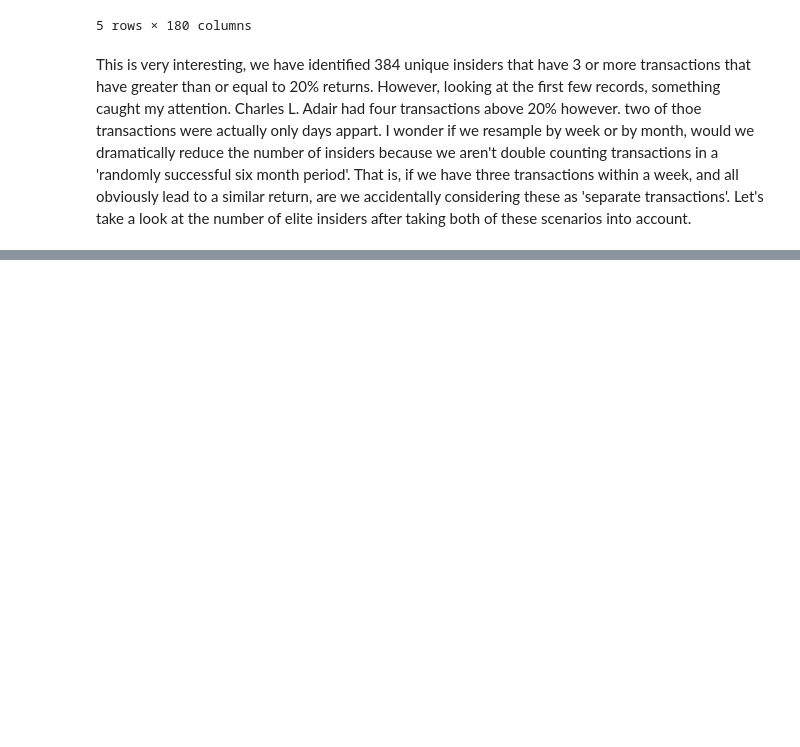
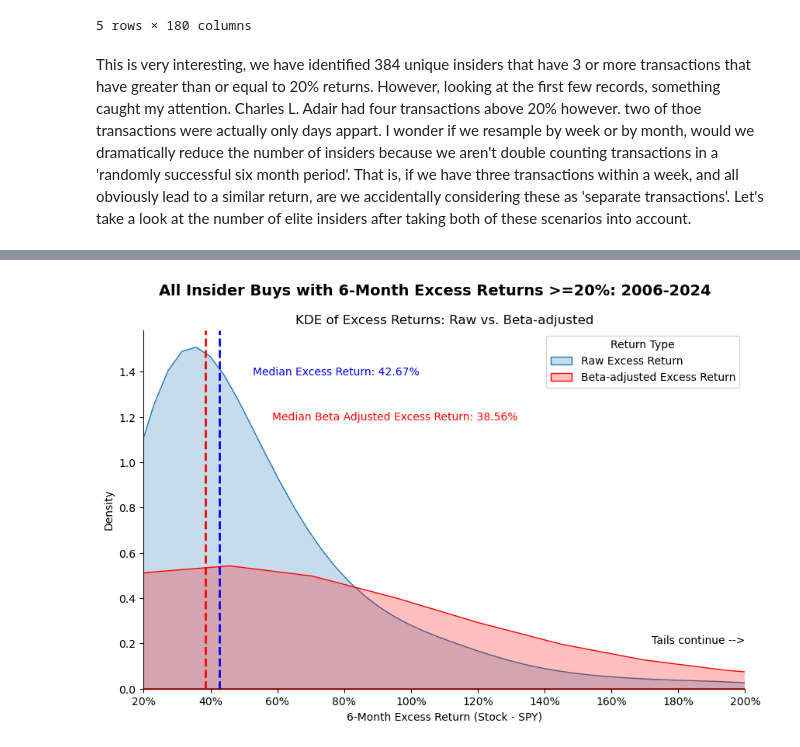
Before and after one commit to tmacpherson6/Do-Insiders-Know-Something-We-Dont, a Jupyter notebook: Notebook 6 - good_buyers.ipynb, the cells around one changed output, grey strips where cells are left out. Cells and saved outputs as stored; diff of their text form; code cells hidden in the pictures; blank space fills up the shorter version.

```diff
--- a/Notebook 6 - good_buyers.ipynb
+++ b/Notebook 6 - good_buyers.ipynb
@@ -251,39 +308,71 @@ plt.show()
 # PLOT 3: Compare Raw and Beta-adjusted excess returns in one chart
 plt.figure(figsize=(10, 6))
 
-sns.kdeplot(data=df_cleaned_positive_excess,
+sns.kdeplot(data=monthly_counts,
             x="excess_return_6month",
             fill=True,
             label="Raw Excess Return",
             common_norm=False # Normalizes each KDE independently
             )
 
-sns.kdeplot(data=df_cleaned_pos_beta_adj,
+sns.kdeplot(data=beta_adj,
             x="beta_adj_excess_return",
             fill=True,
             color="red",
             label="Beta-adjusted Excess Return",
             common_norm=False # Normalizes each KDE independently
             )
+
+# Let's calculate the median return from this dataset
+median_ret = beta_adj["excess_return_6month"].median()
+median_beta = beta_adj["beta_adj_excess_return"].median()
+
+plt.axvline(median_ret, color="Blue", linestyle="--", linewidth=2)
+plt.text(
+    median_ret + 0.1,
+    1.4,
+    f"Median Excess Return: {np.round(median_ret*100, 2)}%",
+    color="Blue",
+    va="center",
+    ha="left",
+    fontsize=10,
+)
+
+plt.axvline(median_beta, color="red", linestyle="--", linewidth=2)
+plt.text(
+    median_beta + 0.2,
+    1.2,
+    f"Median Beta Adjusted Excess Return: {np.round(median_beta*100, 2)}%",
+    color="Red",
+    va="center",
+    ha="left",
+    fontsize=10,
+)
 
 # Titles and labels
 plt.suptitle("All Insider Buys with 6-Month Excess Returns >=20%: 2006-2024", fontsize=14, fontweight="bold")
 plt.title("KDE of Excess Returns: Raw vs. Beta-adjusted", fontsize=12)
 
 # Labels and formatting
 plt.xlabel("6-Month Excess Return (Stock - SPY)")
 plt.ylabel("Density")
 plt.legend(title="Return Type")
 
 # Clip x axis
 plt.xlim(0.2, 2)
-plt.annotate("Tail continues -->", xy=(2, 0.1), fontsize=10, ha="right")
+plt.annotate("Tails continue -->", xy=(2, 0.2), fontsize=10, ha="right")
+
+ax = plt.gca()
+ax.spines["top"].set_visible(False)
+ax.spines["right"].set_visible(False)
 
 # Format x axis as percentage
-plt.gca().xaxis.set_major_formatter(mtick.PercentFormatter(xmax=1.0))
+ax.xaxis.set_major_formatter(mtick.PercentFormatter(xmax=1.0))
 
-plt.grid(True)
+plt.grid(False)
 plt.show()
+# %% [output]
+[figure, added]
 # %%
 # PLOT 4: Elite Alpha Insiders: Raw Excess Returns
 # Insiders with >=3 Buys with Raw Excess Returns >=20%
```
Also changed, not shown: parts of 7 cells of this notebook, 1 other file.
